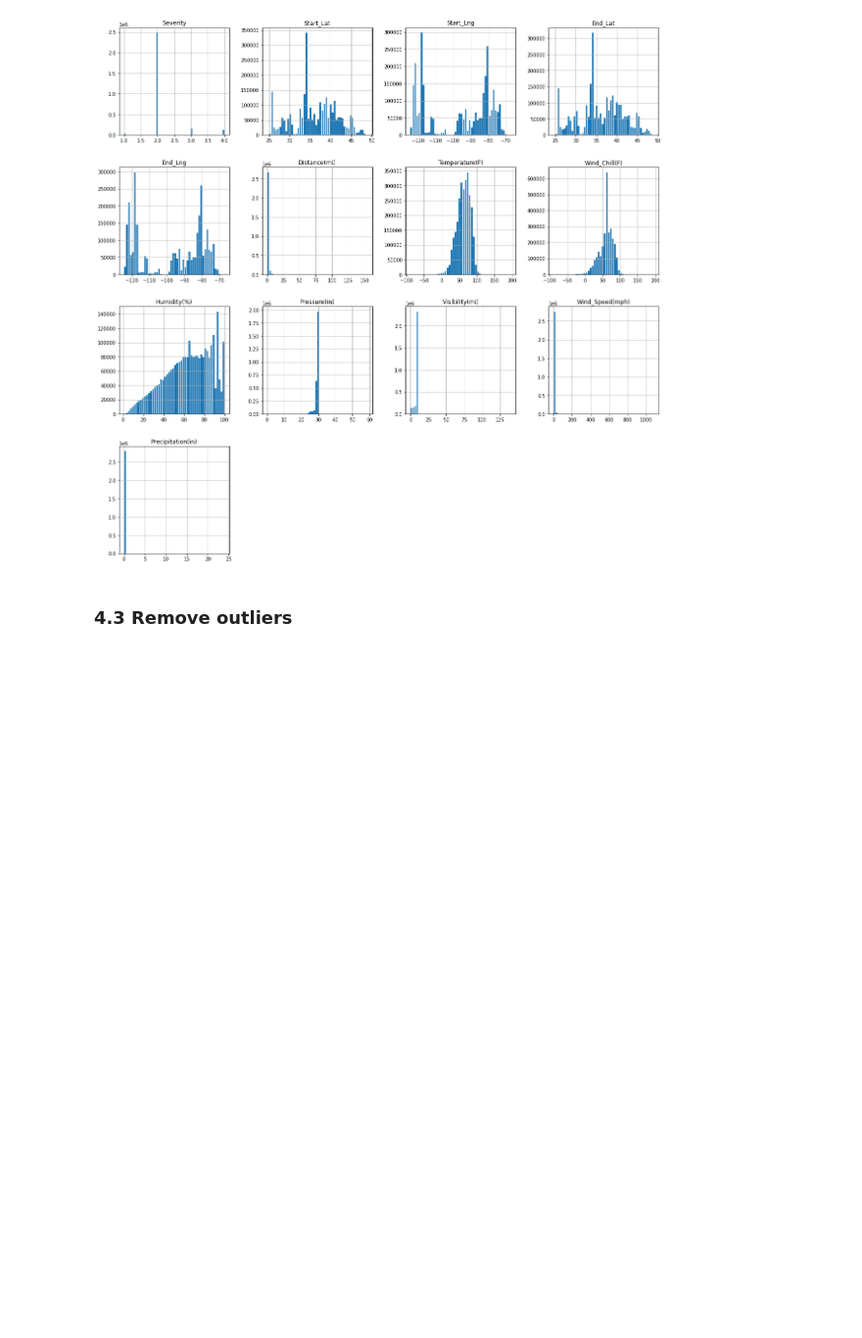
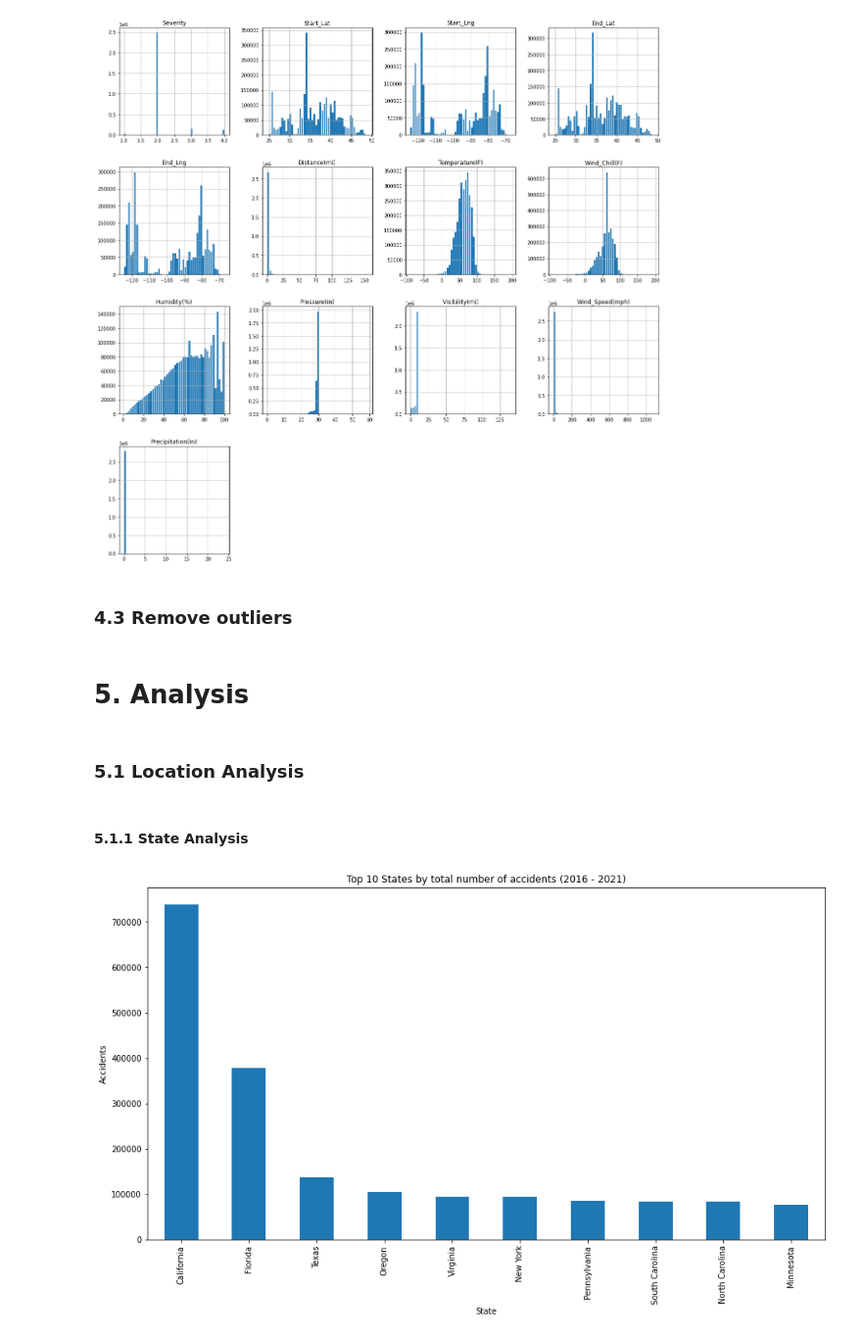
Before and after one commit to lyubol/Exploratory-Data-Analysis, a Jupyter notebook: EDA - US Accidents/US Accidents-checkpoint.ipynb, the cells around one changed output. Shown at 98% size. Cells and saved outputs as stored; diff of their text form; code cells hidden in the pictures; blank space fills up the shorter version.

Commit message:
Started the analysis section (State Analysis)

```diff
--- a/EDA - US Accidents/US Accidents-checkpoint.ipynb
+++ b/EDA - US Accidents/US Accidents-checkpoint.ipynb
@@ -283,3 +285,9 @@ for i in df.describe().columns:
 # Remove outliers based on the calculated lower and upper bounderies
 for i in outliers_bounderies:
     df = df[(df[i] > outliers_bounderies[i]["lower"]) & (df[i] < outliers_bounderies[i]["upper"])]
+# %% [markdown]
+# 5. Analysis
+# %% [markdown]
+### 5.1 Location Analysis
+# %% [markdown]
+#### 5.1.1 State Analysis
@@ -285,0 +348,28 @@ for i in outliers_bounderies:
+# %%
+# Create new DataFrame to hold top 10 states by total number of accidents
+df_top_states = (
+    df["State"]
+    .value_counts()
+    .to_frame()
+)
+
+# Rename indexs and columns
+df_top_states = (
+    df_top_states
+    .rename(index=dict(zip(list(states_dict.values()), list(states_dict.keys()))))
+    .rename(columns={"State":"Total"})
+)
+
+# Calculate percent values
+df_top_states["Percent"] = (df_top_states["Total"] / df_top_states["Total"].sum()) * 100
+# %%
+df_top_states["Total"].nlargest(10).plot(
+    kind="bar",
+    figsize=(15,8),
+    title = "Top 10 States with the most number of accidents (2016 - 2021)",
+    xlabel = "State",
+    ylabel = "Accidents"
+)
+plt.show()
+# %% [output]
+[figure, added]
```
Also changed, not shown: parts of 5 cells of this notebook.
